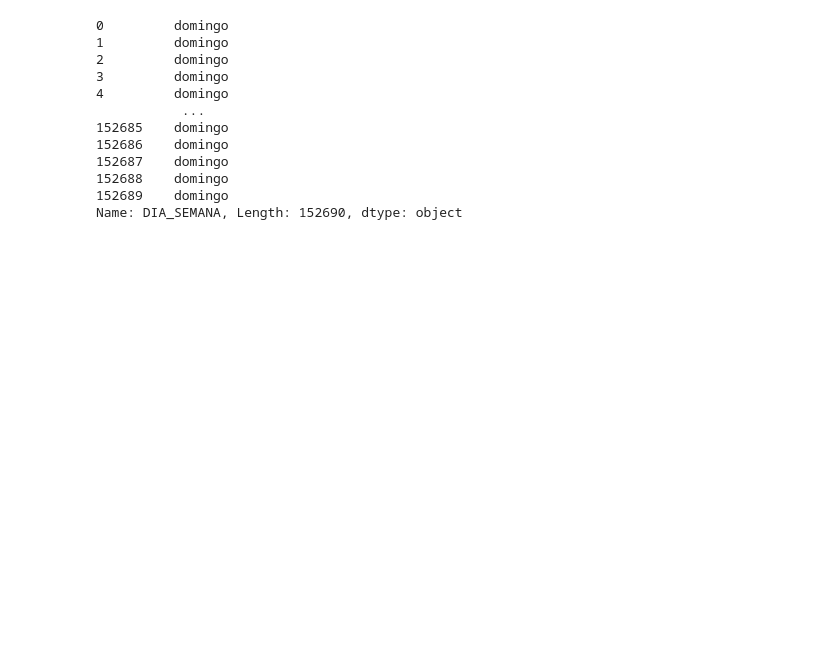
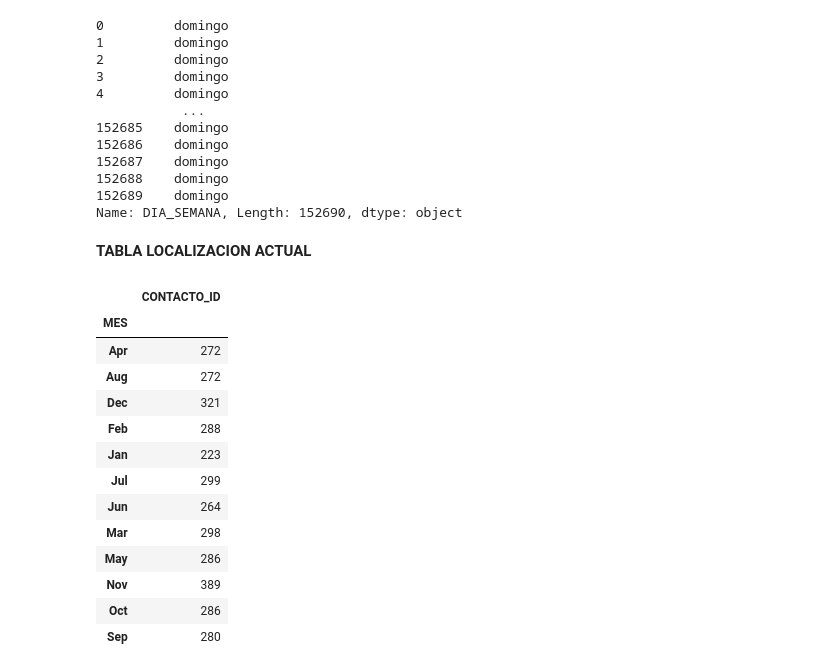
Before and after one commit to NicolasCH24/CrimeApp, a Jupyter notebook: Notebooks/AppCrime/Mapa/streamlit_map.ipynb, the cells around one changed output. Drawn from its saved outputs; the diff is of its cells as text; code cells hidden in the pictures; blank space fills up the shorter version.

Commit message:
Tabla de localización actual

```diff
--- a/Notebooks/AppCrime/Mapa/streamlit_map.ipynb
+++ b/Notebooks/AppCrime/Mapa/streamlit_map.ipynb
@@ -140,3 +156,59 @@ df['DIA_SEMANA']
 152688    domingo
 152689    domingo
 Name: DIA_SEMANA, Length: 152690, dtype: object
+# %% [markdown]
+**TABLA LOCALIZACION ACTUAL**
+# %%
+comuna = "Comuna 1".upper()
+barrio = "Monserrat".upper()
+hora = 14
+
+query = """
+SELECT
+    fct.FECHA,
+    fct.FRANJA_HORARIA,
+    dimc.COMUNA_DESC,
+    dimb.BARRIO_DESC,
+    fct.CONTACTO_ID
+FROM
+    FCT_HECHOS fct
+JOIN
+    DIM_BARRIOS dimb
+ON
+    fct.BARRIO_KEY = dimb.BARRIO_KEY
+JOIN
+    DIM_COMUNAS dimc
+ON
+    fct.COMUNA_KEY = dimc.COMUNA_KEY
+WHERE
+    YEAR(FECHA) = (SELECT MAX(YEAR(FECHA)) FROM FCT_HECHOS)
+    AND dimc.COMUNA_DESC = %(comuna)s
+    AND dimb.BARRIO_DESC = %(barrio)s
+GROUP BY
+    FECHA, COMUNA_DESC, BARRIO_DESC, CONTACTO_ID
+ORDER BY
+    FECHA;
+"""
+
+# Ejecutar consulta con parámetros
+df = pd.read_sql(query, engine, params={"comuna": comuna, "barrio": barrio})
+# %%
+df['FECHA'] = pd.to_datetime(df['FECHA'])
+df['MES'] = df['FECHA'].dt.strftime("%b")
+# %%
+df.groupby('MES').agg({'CONTACTO_ID':'count'})
+# %% [output]
+|  | CONTACTO_ID |
+| MES |  |
+| Apr | 272 |
+| Aug | 272 |
+| Dec | 321 |
+| Feb | 288 |
+| Jan | 223 |
+| Jul | 299 |
+| Jun | 264 |
+| Mar | 298 |
+| May | 286 |
+| Nov | 389 |
+| Oct | 286 |
+| Sep | 280 |
```
Also changed, not shown: parts of 3 cells of this notebook.
